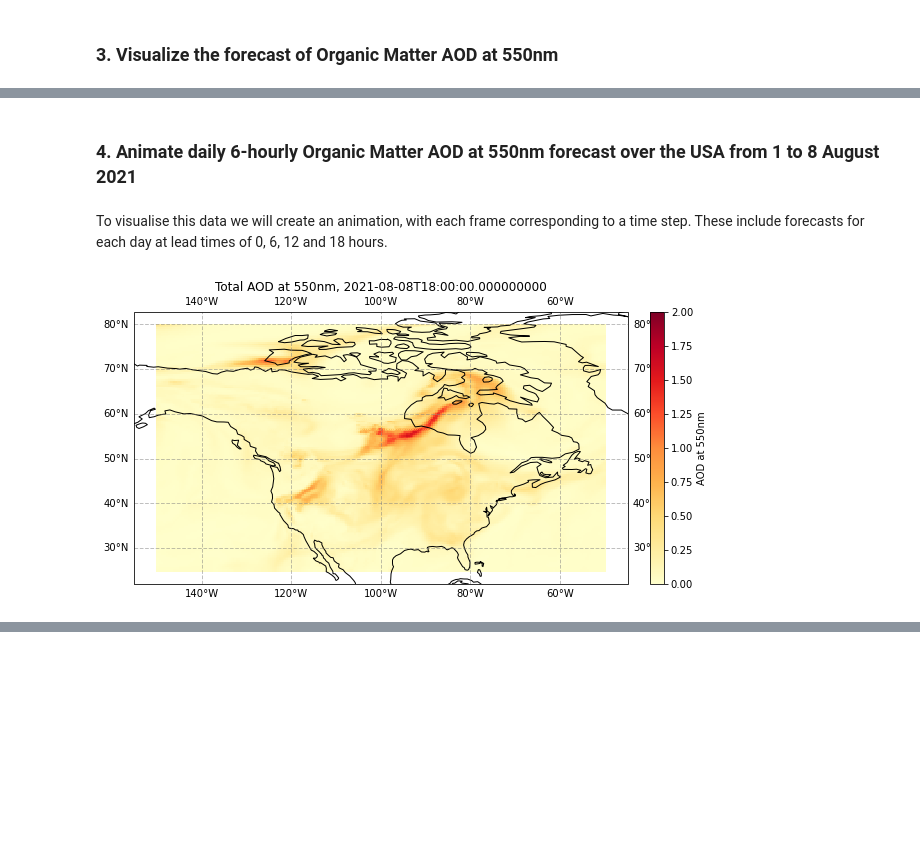
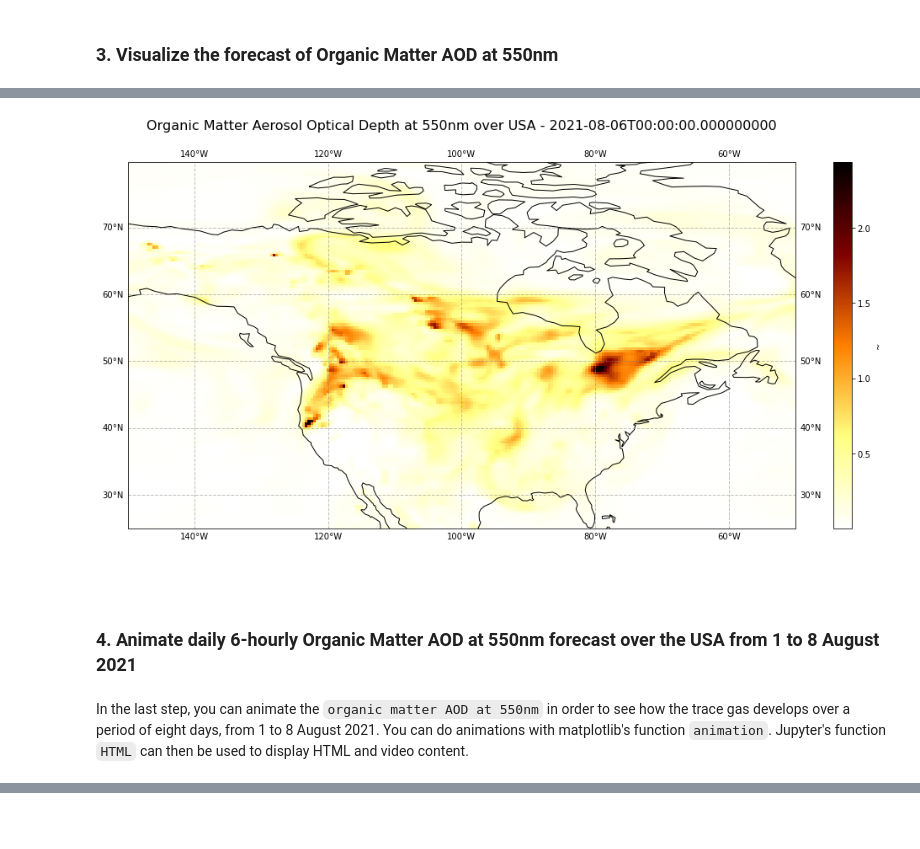
Before and after one commit to ecmwf-projects/copernicus-training, a Jupyter notebook: 211_cams_fire_monitoring.ipynb, the cells around one changed output, grey strips where cells are left out. Drawn from its saved outputs; the diff is of its cells as text; code cells hidden in the pictures; blank space fills up the shorter version.

```diff
--- a/211_cams_fire_monitoring.ipynb
+++ b/211_cams_fire_monitoring.ipynb
@@ -122,0 +139,24 @@ omaod550_long_name = omaod550.long_name
+# %%
+# Index of forecast time step
+time_index = 20
+
+# Initiate a matplotlib figure
+fig = plt.figure(figsize=(16,8))
+ax = plt.subplot(1,1,1, projection=ccrs.PlateCarree())
+
+# Plotting function with pcolormesh
+im = plt.pcolormesh(omaod550['longitude'].values, omaod550['latitude'].values,
+                    omaod550[time_index,:,:], cmap='afmhot_r', transform=ccrs.PlateCarree())
+
+# Define geographic extent of the map
+ax.set_extent([omaod550.longitude.min(),omaod550.longitude.max(),omaod550.latitude.min(),omaod550.latitude.max()], crs=ccrs.PlateCarree())
+
+# Add additional features such as coastlines, grid and colorbar
+ax.coastlines(color='black')
+ax.gridlines(draw_labels=True, linewidth=1, color='gray', alpha=0.5, linestyle='--')
+cbar = plt.colorbar(im,fraction=0.046, pad=0.05)
+cbar.set_label(omaod550_unit)
+
+# Set the title of the plot
+ax.set_title(omaod550_long_name + ' over USA - ' + str(omaod550.time[time_index].values)+'\n', fontsize=16)
+# %% [output]
@@ -123,23 +164,8 @@ omaod550_long_name = omaod550.long_name
+[figure, added]
+# %% [markdown]
+<br>
 # %% [markdown]
 ### <a id='animate_fire'></a>4. Animate daily 6-hourly Organic Matter AOD at 550nm forecast over the USA from 1 to 8 August 2021
-# %% [markdown]
-To visualise this data we will create an animation, with each frame corresponding to a time step. These include forecasts for each day at lead times of 0, 6, 12 and 18 hours.
-# %%
-n = omaod550.time.shape[0] # Number of frames in animation (= number of time-steps)
-
-for i in range(n):
-    fig = plt.figure(figsize=(10, 5)) # Define the figure and specify size
-    ax = plt.subplot(1,1,1, projection=ccrs.PlateCarree()) # Specify plot area & projectionax.set_extent([-150,-50,25,80], crs=ccrs.PlateCarree()) # Specify geographical extent
-
-    ax.coastlines(color='black') # Add coastlines
-    ax.gridlines(draw_labels=True, linewidth=1, color='gray', alpha=0.5, linestyle='--') # Add lat/lon grid
-    ax.set_title(f'Total AOD at 550nm, {omaod550.time[i].values}', fontsize=12) # Set figure title
-
-    im = plt.pcolormesh(omaod550.longitude, omaod550.latitude, omaod550[i,:,:], cmap='YlOrRd', vmin=0, vmax=2) # Plot the data, iterating over time
-    cbar = plt.colorbar(im,fraction=0.046, pad=0.04) # Specify the colourbar
-    cbar.set_label('AOD at 550nm') # Define the colourbar label
-    plt.show() # Display the figure
-    time.sleep(0.01) # Specify time delay for each iteration (frame) of the animation
-    clear_output(wait=True) # Clear the output (figure) before the next iteration (frame) of the animation
-# %% [output]
-[figure, removed]
+# %% [markdown]
+In the last step, you can animate the `organic matter AOD at 550nm` in order to see how the trace gas develops over a period of eight days, from 1 to 8 August 2021.
+You can do animations with matplotlib's function `animation`. Jupyter's function `HTML` can then be used to display HTML and video content.
```
Also changed, not shown: parts of 19 cells of this notebook, 1 other file.
